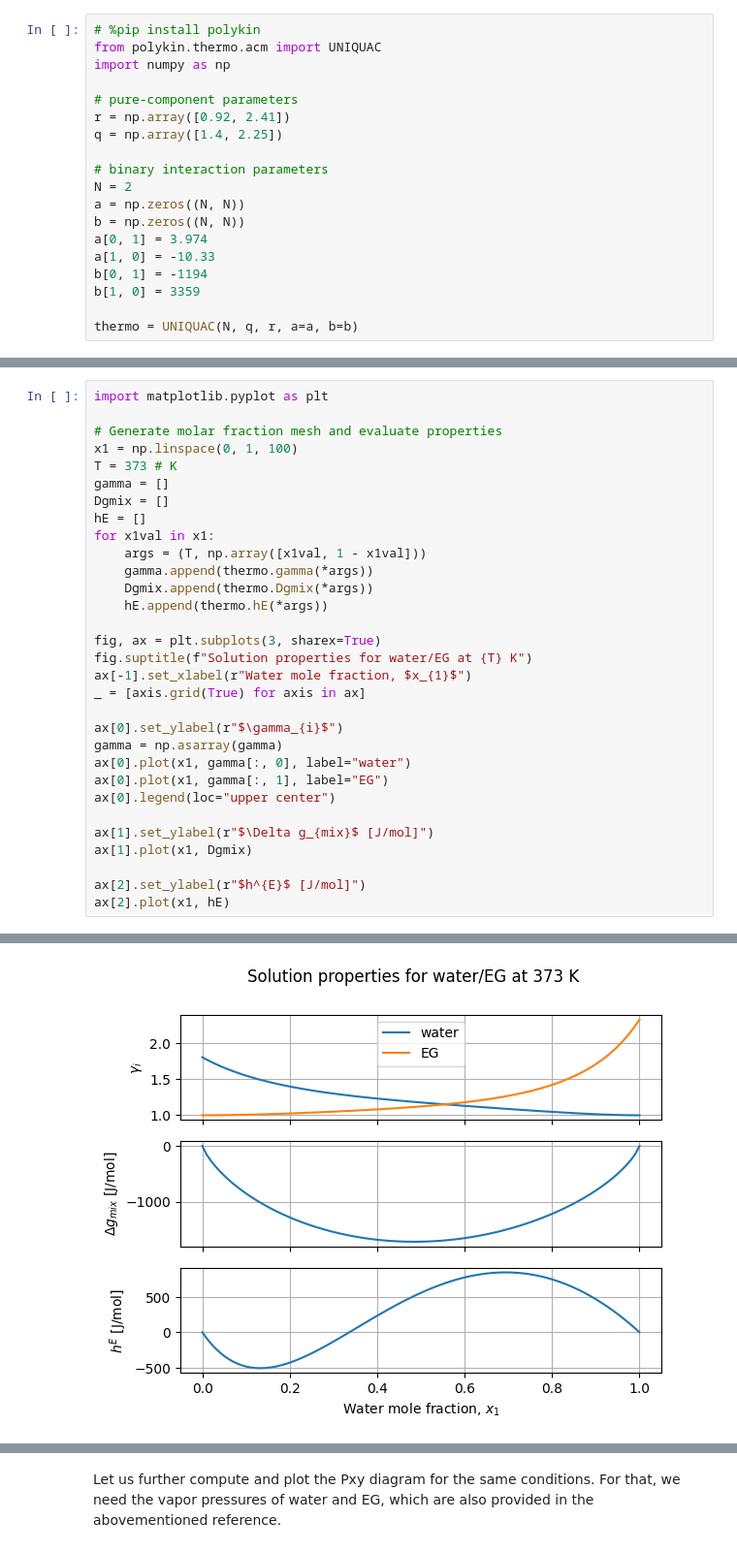
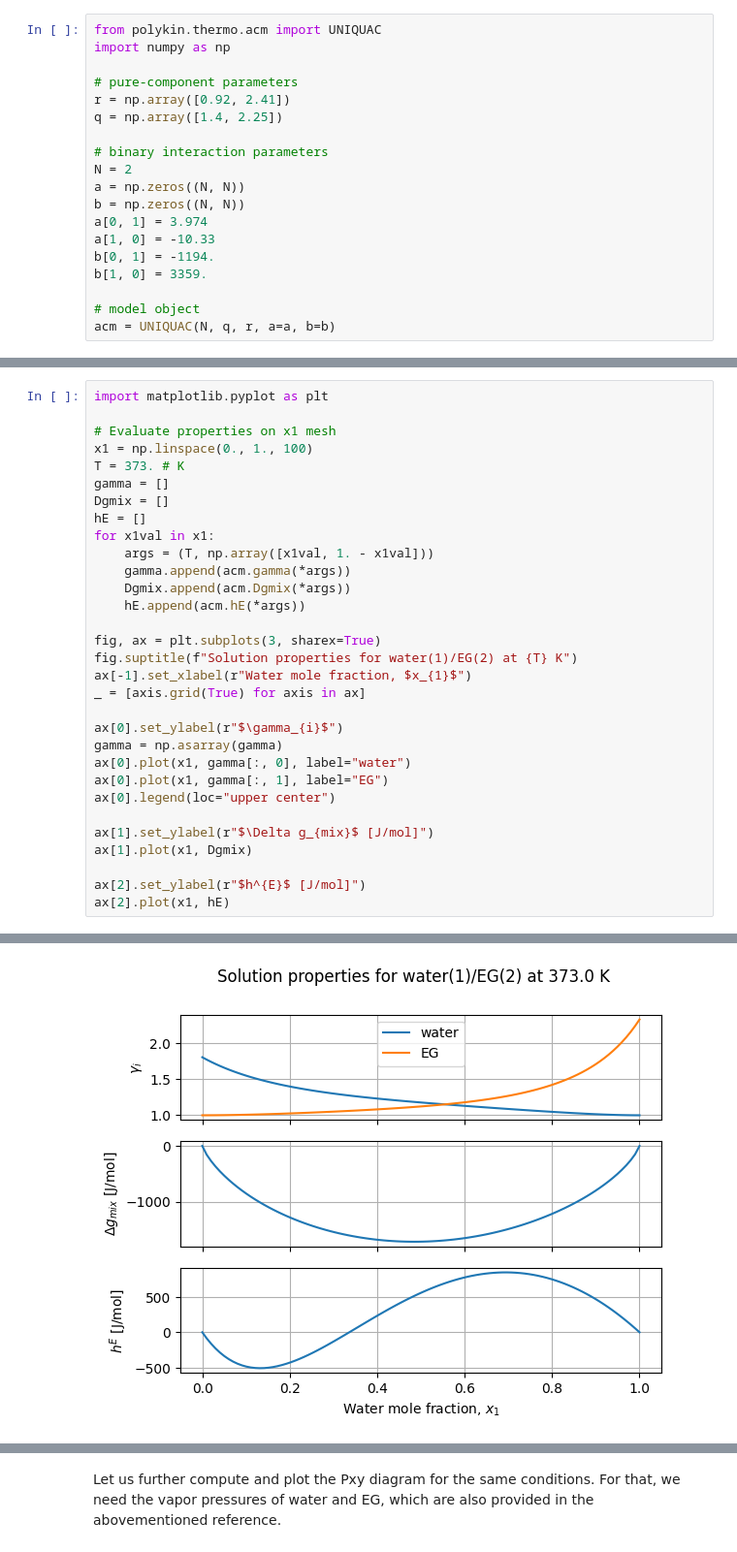
Before and after one commit to HugoMVale/polykin, a Jupyter notebook: docs/tutorials/activity_coefficient_models.ipynb, the cells around one changed output, grey strips where cells are left out. Shown at 97% size. Drawn from its saved outputs; the diff is of its cells as text.

```diff
--- a/docs/tutorials/activity_coefficient_models.ipynb
+++ b/docs/tutorials/activity_coefficient_models.ipynb
@@ -55,5 +55,4 @@ construct the activity coefficient model object.
 # %%
-# %pip install polykin
 from polykin.thermo.acm import UNIQUAC
 import numpy as np
 
@@ -67,8 +66,9 @@ a = np.zeros((N, N))
 b = np.zeros((N, N))
 a[0, 1] = 3.974
 a[1, 0] = -10.33
-b[0, 1] = -1194
-b[1, 0] = 3359
+b[0, 1] = -1194.
+b[1, 0] = 3359.
 
-thermo = UNIQUAC(N, q, r, a=a, b=b)
+# model object
+acm = UNIQUAC(N, q, r, a=a, b=b)
 # %% [markdown]
@@ -78,35 +76,35 @@ coefficients as a function of composition at 373 K.
 # %%
 import matplotlib.pyplot as plt
 
-# Generate molar fraction mesh and evaluate properties
-x1 = np.linspace(0, 1, 100)
-T = 373 # K
+# Evaluate properties on x1 mesh
+x1 = np.linspace(0., 1., 100)
+T = 373. # K
 gamma = []
 Dgmix = []
 hE = []
 for x1val in x1:
-    args = (T, np.array([x1val, 1 - x1val]))
-    gamma.append(thermo.gamma(*args))
-    Dgmix.append(thermo.Dgmix(*args))
-    hE.append(thermo.hE(*args))
+    args = (T, np.array([x1val, 1. - x1val]))
+    gamma.append(acm.gamma(*args))
+    Dgmix.append(acm.Dgmix(*args))
+    hE.append(acm.hE(*args))
 
 fig, ax = plt.subplots(3, sharex=True)
-fig.suptitle(f"Solution properties for water/EG at {T} K")
+fig.suptitle(f"Solution properties for water(1)/EG(2) at {T} K")
 ax[-1].set_xlabel(r"Water mole fraction, $x_{1}$")
 _ = [axis.grid(True) for axis in ax]
 
 ax[0].set_ylabel(r"$\gamma_{i}$")
 gamma = np.asarray(gamma)
 ax[0].plot(x1, gamma[:, 0], label="water")
 ax[0].plot(x1, gamma[:, 1], label="EG")
 ax[0].legend(loc="upper center")
 
 ax[1].set_ylabel(r"$\Delta g_{mix}$ [J/mol]")
 ax[1].plot(x1, Dgmix)
 
 ax[2].set_ylabel(r"$h^{E}$ [J/mol]")
 ax[2].plot(x1, hE)
 # %% [output]
 [<matplotlib.lines.Line2D at 0x...>]
-[figure, old version]
+[figure, new version]
 # %% [markdown]
```
Also changed, not shown: parts of 17 cells of this notebook.
